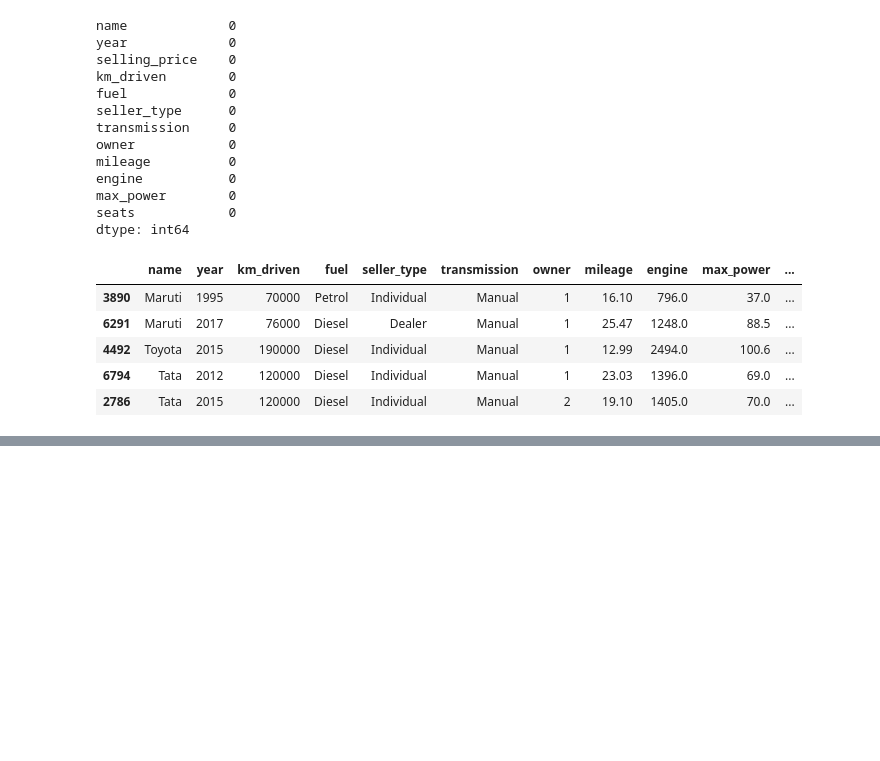
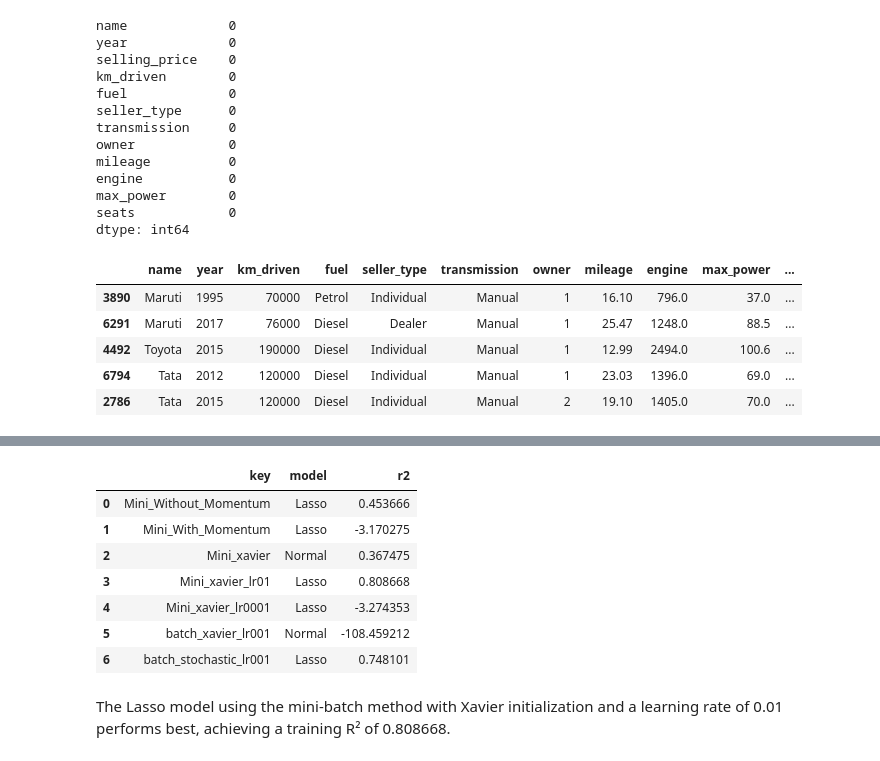
Before and after one commit to KhaingMonKyaw/car_price_prediction, a Jupyter notebook: code/train_predicting_car_price.ipynb, the cells around one changed output, grey strips where cells are left out. Drawn from its saved outputs; the diff is of its cells as text; code cells hidden in the pictures; blank space fills up the shorter version.

```diff
--- a/code/train_predicting_car_price.ipynb
+++ b/code/train_predicting_car_price.ipynb
@@ -362,21 +335,0 @@ Mean Absolute Error: 104429.67223869752
-# %%
-# Now, let's train a Decision Tree Regressor model using the same pipeline structure. The Decision Tree model can capture non-linear relationships in the data, which may improve prediction accuracy compared to linear regression.
-model_dt = Pipeline([
-    ("preprocessor", preprocessor),
-    ("model", DecisionTreeRegressor(random_state=42))
-])
-
-model_dt.fit(X_train, y_train)
-pred_y = model_dt.predict(X_test)
-
-pred_y_original = np.exp(pred_y)
-y_test_original = np.exp(y_test)
-
-# Evaluate
-mae = mean_absolute_error(y_test_original, pred_y_original)
-rmse = np.sqrt(mean_squared_error(y_test_original, pred_y_original))
-r2 = r2_score(y_test_original, pred_y_original)
-
-print("MAE:", mae)
-print("RMSE:", rmse)
-print("R²:", r2)
@@ -490,0 +340,21 @@ The Random Forest model performs well, achieving a training R² of 0.969 and a t
+# %%
+import importlib
+import regularization
+import mlflow
+
+regularization = importlib.reload(regularization)
+
+from sklearn.model_selection import KFold
+from regularization import (
+    LinearRegression,
+    NoRegularization,
+    PolynomialRegression,
+    LassoRegression,
+    RidgeRegression
+)
+
+mlflow.set_tracking_uri("sqlite:///mlflow.db")
+mlflow.set_experiment("car-price-custom-regression")
+
+cv = KFold(n_splits=3, shuffle=True, random_state=42)
+best_models = []
@@ -490,0 +1422,14 @@ The Random Forest model performs well, achieving a training R² of 0.969 and a t
+# %%
+best_models_df = pd.DataFrame(best_models)
+best_models_df
+# %% [output]
+|  | key | model | r2 |
+| 0 | Mini_Without_Momentum | Lasso | 0.453666 |
+| 1 | Mini_With_Momentum | Lasso | -3.170275 |
+| 2 | Mini_xavier | Normal | 0.367475 |
+| 3 | Mini_xavier_lr01 | Lasso | 0.808668 |
+| 4 | Mini_xavier_lr0001 | Lasso | -3.274353 |
+| 5 | batch_xavier_lr001 | Normal | -108.459212 |
+| 6 | batch_stochastic_lr001 | Lasso | 0.748101 |
+# %% [markdown]
+The Lasso model using the mini-batch method with Xavier initialization and a learning rate of 0.01 performs best, achieving a training R² of 0.808668.
```
Also changed, not shown: parts of 23 cells of this notebook, 52 other files.
